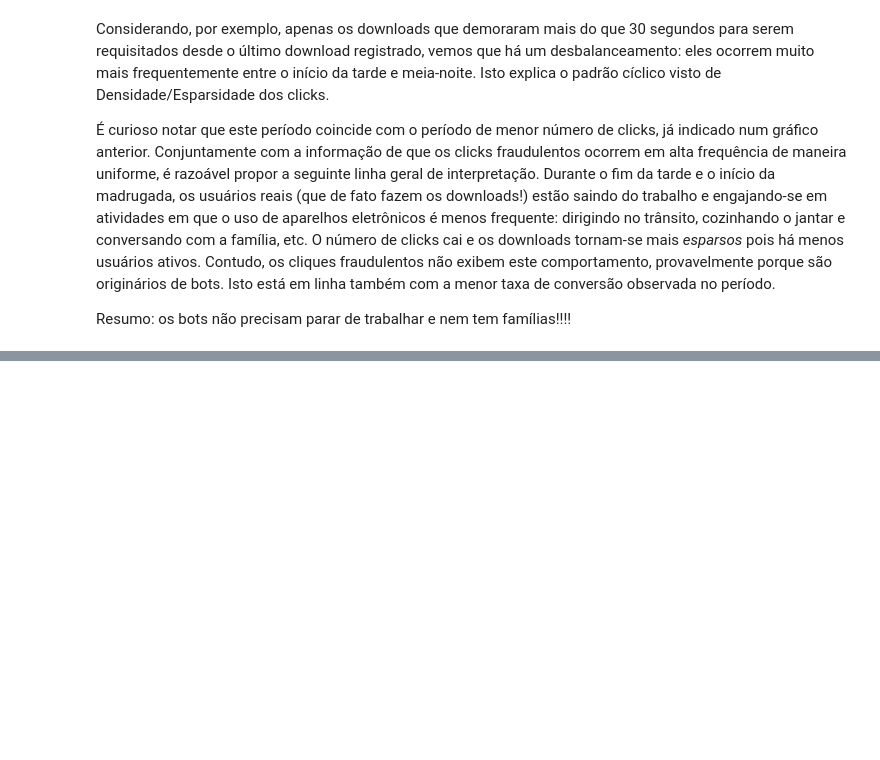
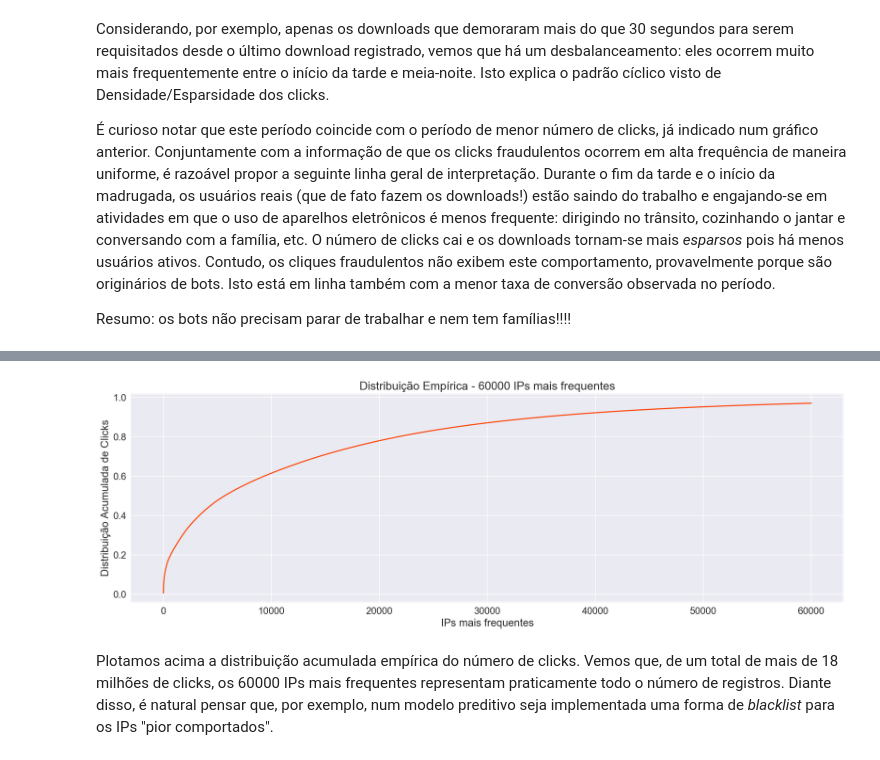
Before and after one commit to rgriva/Kaggle, a Jupyter notebook: EDA-Raul.ipynb, the cells around one changed output, grey strips where cells are left out. Saved outputs shown, nothing was run; the diff lists cells and outputs as text; code cells hidden in the pictures; blank space fills up the shorter version.

```diff
--- a/EDA-Raul.ipynb
+++ b/EDA-Raul.ipynb
@@ -265,0 +325,16 @@ Resumo: os bots não precisam parar de trabalhar e nem tem famílias!!!!
+# %%
+merge['cumulative'] = merge.clicks.cumsum()/train.ip.count()
+# %%
+limit = 60000
+plt.figure(figsize = (20,6))
+plt.plot(merge.cumulative[:limit], color = 'orangered', )
+plt.xlabel('IPs mais frequentes')
+plt.ylabel('Distribuição Acumulada de Clicks')
+plt.title('Distribuição Empírica - ' + str(limit) + ' IPs mais frequentes')
+
+#sns.despine()
+plt.show()
+# %% [output]
+[figure, added]
+# %% [markdown]
+Plotamos acima a distribuição acumulada empírica do número de clicks. Vemos que, de um total de mais de 18 milhões de clicks, os 60000 IPs mais frequentes representam praticamente todo o número de registros. Diante disso, é natural pensar que, por exemplo, num modelo preditivo seja implementada uma forma de *blacklist* para os IPs "pior comportados".
```
Also changed, not shown: parts of 12 cells of this notebook.
